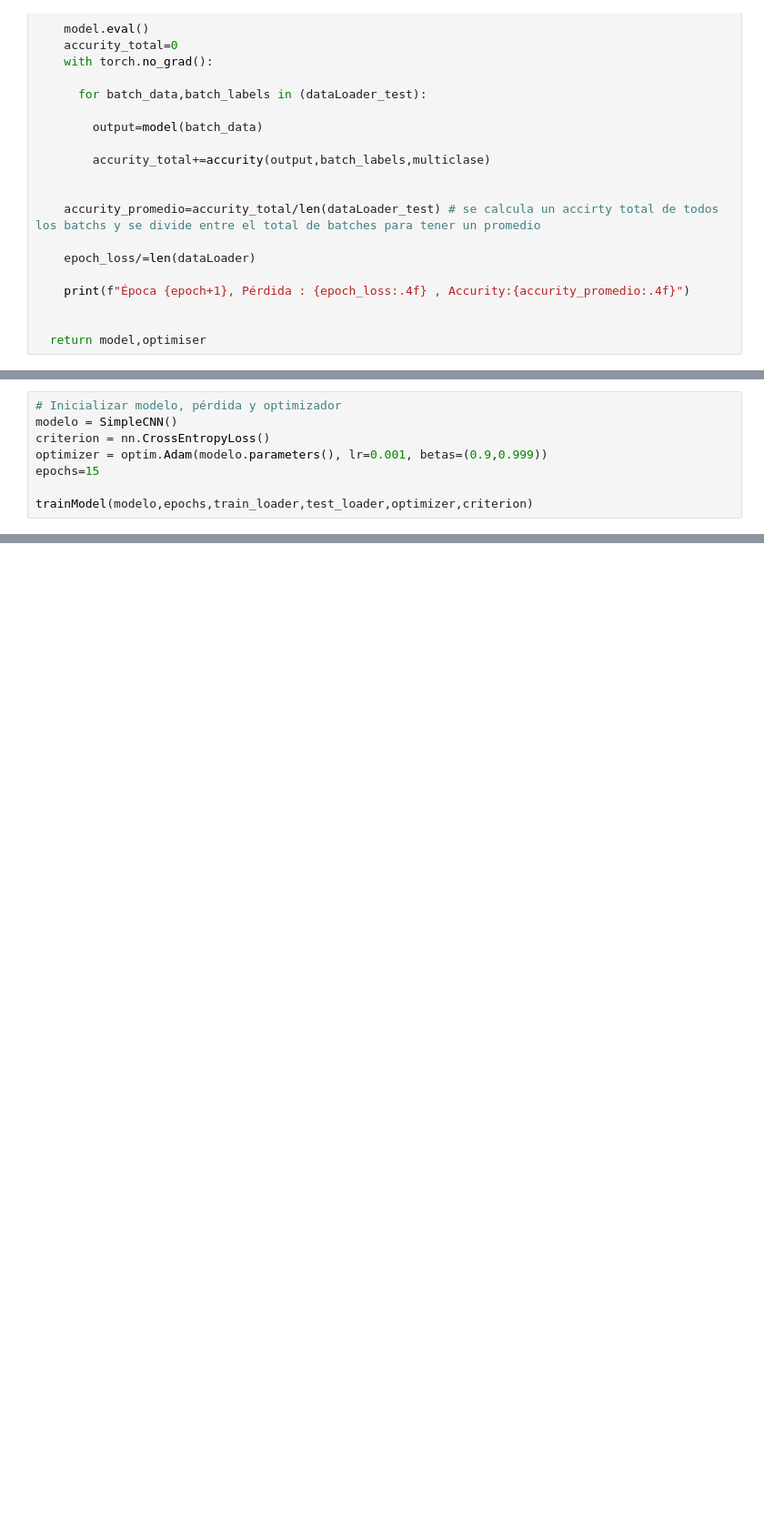
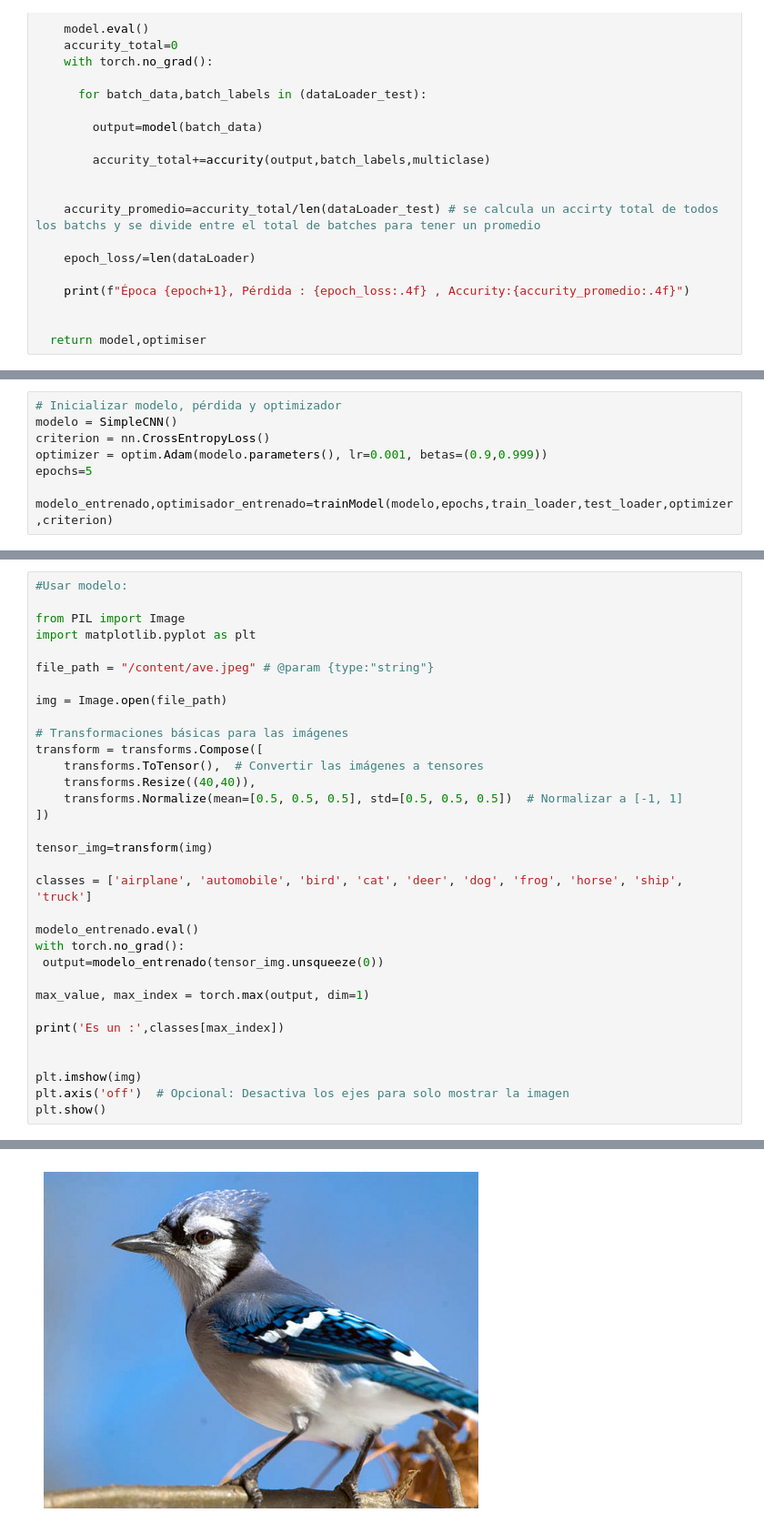
Before and after one commit to JuniorHZ19/ArquitecturasCNN, a Jupyter notebook: CNNSIMPLE.ipynb, the cells around one changed output, grey strips where cells are left out. Shown at 91% size. Drawn from its saved outputs; the diff is of its cells as text; blank space fills up the shorter version.

Commit message:
Ahora se puede usar  y guarar el modelo

```diff
--- a/CNNSIMPLE.ipynb
+++ b/CNNSIMPLE.ipynb
@@ -171,7 +172,7 @@ Files already downloaded and verified
 modelo = SimpleCNN()
 criterion = nn.CrossEntropyLoss()
 optimizer = optim.Adam(modelo.parameters(), lr=0.001, betas=(0.9,0.999))
-epochs=15
+epochs=5
 
-trainModel(modelo,epochs,train_loader,test_loader,optimizer,criterion)
+modelo_entrenado,optimisador_entrenado=trainModel(modelo,epochs,train_loader,test_loader,optimizer,criterion)
 # %% [output]
@@ -249,0 +184,34 @@ Precisión: 69.63%
+# %%
+#Usar modelo:
+
+from PIL import Image
+import matplotlib.pyplot as plt
+
+file_path = "/content/ave.jpeg" # @param {type:"string"}
+
+img = Image.open(file_path)
+
+# Transformaciones básicas para las imágenes
+transform = transforms.Compose([
+    transforms.ToTensor(),  # Convertir las imágenes a tensores
+    transforms.Resize((40,40)),
+    transforms.Normalize(mean=[0.5, 0.5, 0.5], std=[0.5, 0.5, 0.5])  # Normalizar a [-1, 1]
+])
+
+tensor_img=transform(img)
+
+classes = ['airplane', 'automobile', 'bird', 'cat', 'deer', 'dog', 'frog', 'horse', 'ship', 'truck']
+
+modelo_entrenado.eval()
+with torch.no_grad():
+ output=modelo_entrenado(tensor_img.unsqueeze(0))
+
+max_value, max_index = torch.max(output, dim=1)
+
+print('Es un :',classes[max_index])
+
+
+plt.imshow(img)
+plt.axis('off')  # Opcional: Desactiva los ejes para solo mostrar la imagen
+plt.show()
+# %% [output]
@@ -249,0 +219 @@ Precisión: 69.63%
+[figure, added]
```
Also changed, not shown: parts of 7 cells of this notebook.
